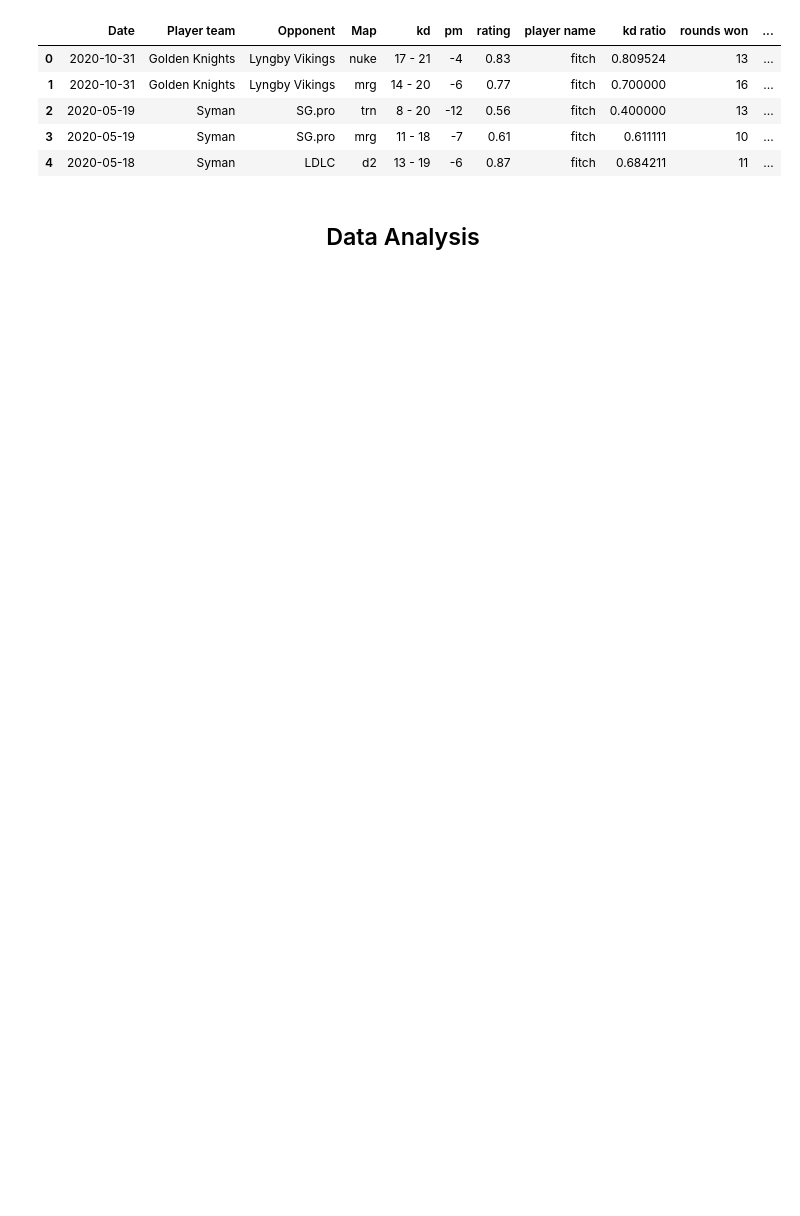
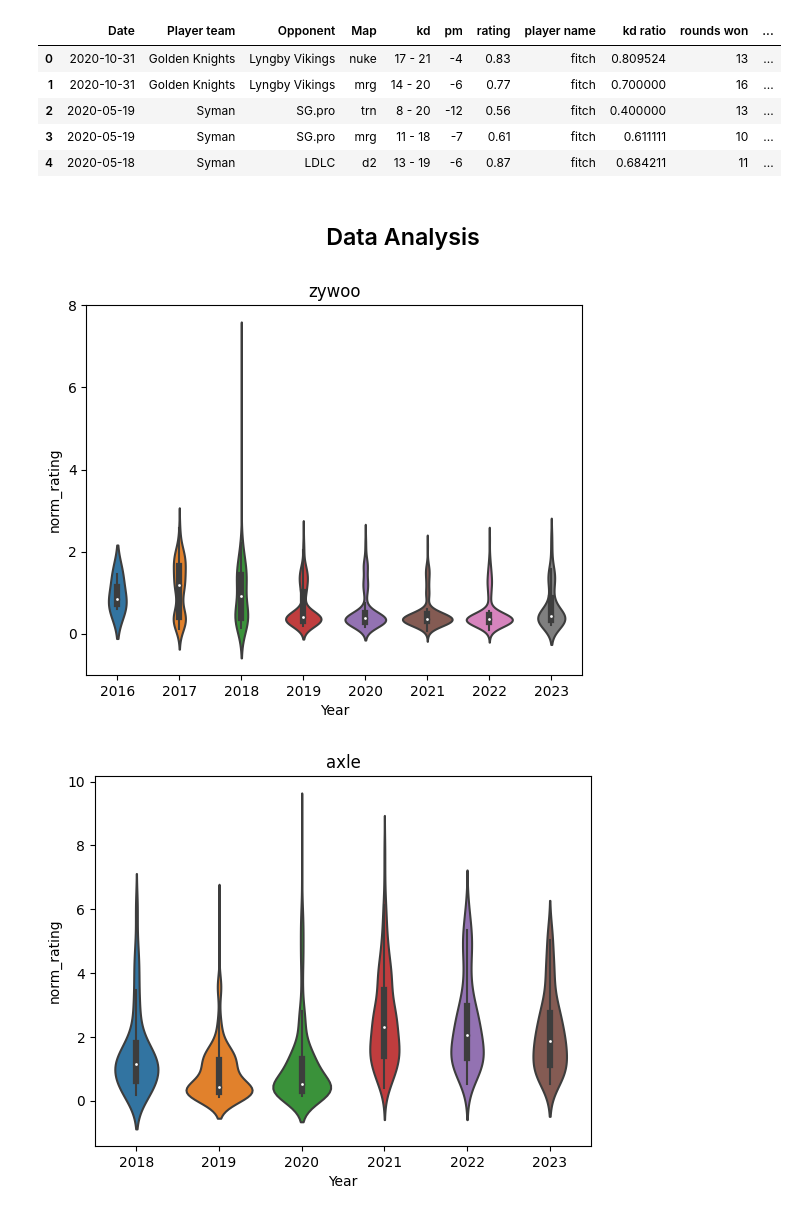
Before and after one commit to condulences/condulences.github.io, a Jupyter notebook: final_mark.ipynb, the cells around one changed output. Saved outputs shown, nothing was run; the diff lists cells and outputs as text; code cells hidden in the pictures; blank space fills up the shorter version.

```diff
--- a/final_mark.ipynb
+++ b/final_mark.ipynb
@@ -199,3 +223,13 @@ df.head()
 | 4 | 2020-05-18 | Syman | LDLC | d2 | 13 - 19 | -6 | 0.87 | fitch | 0.684211 | 11 | ... |
 # %% [markdown]
 ## <center> Data Analysis
+# %%
+df['Year'] = df['Date'].apply(lambda x: x.year)
+focus_players = ('zywoo','axle','karrigan','glave','teses','perfecto','smple','cerq')
+for player in focus_players:
+    plt.figure()
+    sns.violinplot(df[(df['player name'] == player)], x='Year', y='norm_rating')
+    plt.title(player)
+# %% [output]
+[figure, added]
+[figure, added]
```
Also changed, not shown: parts of 6 cells of this notebook, 1 other file.
